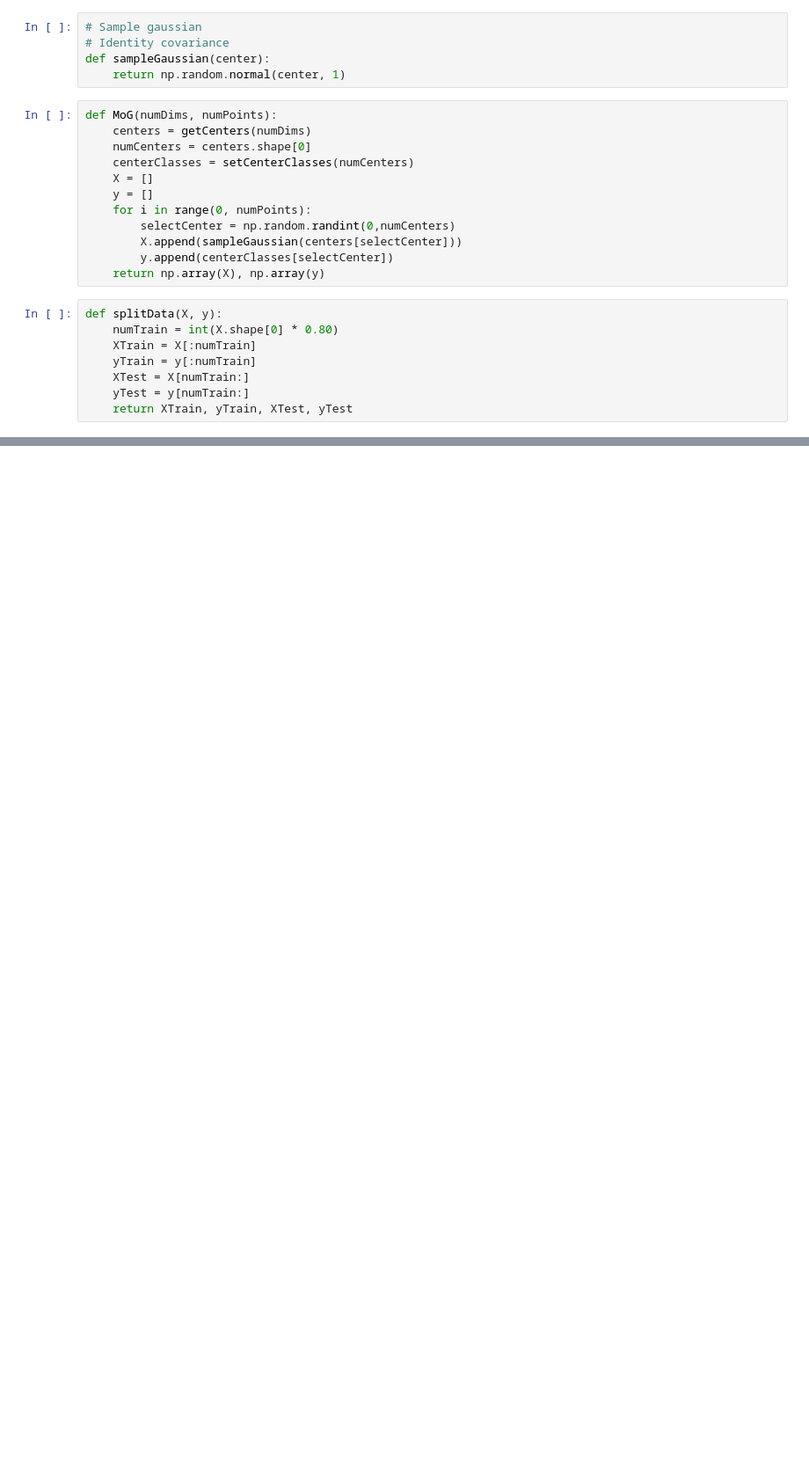
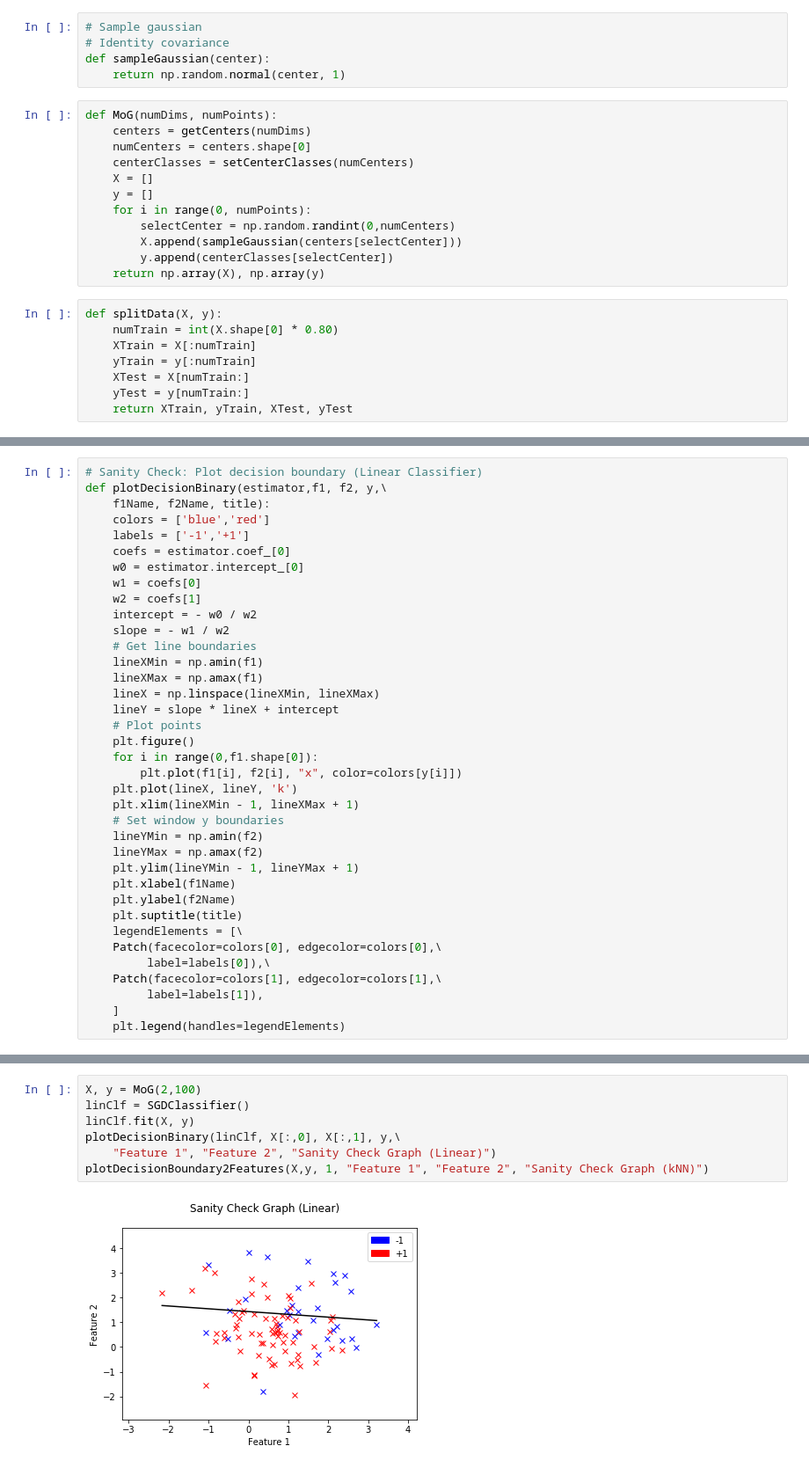
Before and after one commit to ycheng14799/MLProgrammingAssignmentWeek3, a Jupyter notebook: MoG[REDO].ipynb, the cells around one changed output, grey strips where cells are left out. Shown at 88% size. Saved outputs shown, nothing was run; the diff lists cells and outputs as text; blank space fills up the shorter version.

```diff
--- a/MoG[REDO].ipynb
+++ b/MoG[REDO].ipynb
@@ -77,0 +85,37 @@ XTrain, yTrain, XTest, yTest = splitData(X,y)
+# %%
+# Sanity Check: Plot decision boundary (Linear Classifier)
+def plotDecisionBinary(estimator,f1, f2, y,\
+    f1Name, f2Name, title):
+    colors = ['blue','red']
+    labels = ['-1','+1']
+    coefs = estimator.coef_[0]
+    w0 = estimator.intercept_[0]
+    w1 = coefs[0]
+    w2 = coefs[1]
+    intercept = - w0 / w2
+    slope = - w1 / w2
+    # Get line boundaries
+    lineXMin = np.amin(f1)
+    lineXMax = np.amax(f1)
+    lineX = np.linspace(lineXMin, lineXMax)
+    lineY = slope * lineX + intercept
+    # Plot points
+    plt.figure()
+    for i in range(0,f1.shape[0]):
+        plt.plot(f1[i], f2[i], "x", color=colors[y[i]])
+    plt.plot(lineX, lineY, 'k')
+    plt.xlim(lineXMin - 1, lineXMax + 1)
+    # Set window y boundaries
+    lineYMin = np.amin(f2)
+    lineYMax = np.amax(f2)
+    plt.ylim(lineYMin - 1, lineYMax + 1)
+    plt.xlabel(f1Name)
+    plt.ylabel(f2Name)
+    plt.suptitle(title)
+    legendElements = [\
+    Patch(facecolor=colors[0], edgecolor=colors[0],\
+         label=labels[0]),\
+    Patch(facecolor=colors[1], edgecolor=colors[1],\
+         label=labels[1]),
+    ]
+    plt.legend(handles=legendElements)
@@ -77,0 +167,9 @@ XTrain, yTrain, XTest, yTest = splitData(X,y)
+# %%
+X, y = MoG(2,100)
+linClf = SGDClassifier()
+linClf.fit(X, y)
+plotDecisionBinary(linClf, X[:,0], X[:,1], y,\
+    "Feature 1", "Feature 2", "Sanity Check Graph (Linear)")
+plotDecisionBoundary2Features(X,y, 1, "Feature 1", "Feature 2", "Sanity Check Graph (kNN)")
+# %% [output]
+[figure, added]
```
Also changed, not shown: parts of 8 cells of this notebook, 1 other file.
